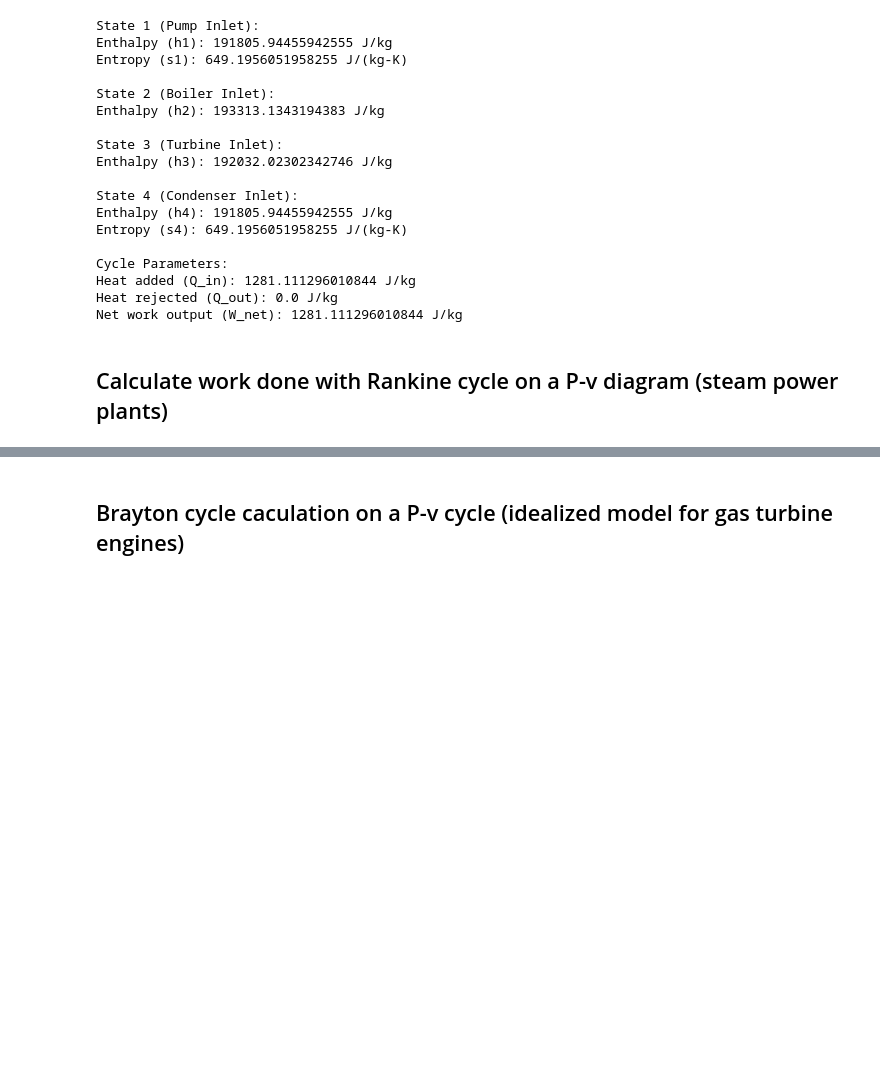
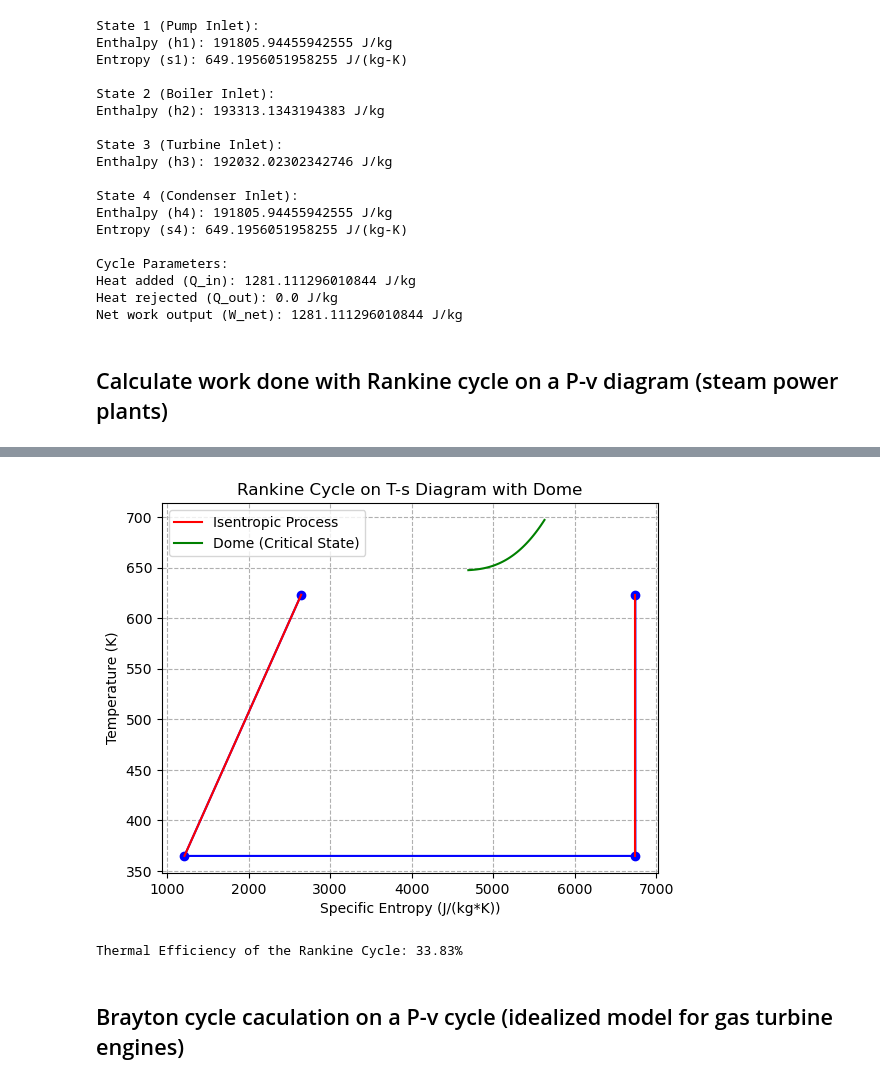
Before and after one commit to hari-ushankar/OpenThermo_materials, a Jupyter notebook: CoolProp_cycles/identify_states_for_fluids.ipynb, the cells around one changed output, grey strips where cells are left out. Cells and saved outputs as stored; diff of their text form; code cells hidden in the pictures; blank space fills up the shorter version.

```diff
--- a/CoolProp_cycles/identify_states_for_fluids.ipynb
+++ b/CoolProp_cycles/identify_states_for_fluids.ipynb
@@ -308,3 +314,73 @@ plt.show()
+# %%
+import CoolProp.CoolProp as CP
+import numpy as np
+import matplotlib.pyplot as plt
+
+# Define fluid and state points
+fluid = 'Water'
+P1 = 3e6  # Turbine inlet pressure in Pa
+T1 = 350 + 273.15  # Turbine inlet temperature in K
+P4 = 75e3  # Condenser inlet pressure in Pa
+
+# Isentropic efficiency of turbine (assumed to be 100% efficient for an ideal cycle)
+efficiency_turbine = 1.0
+
+# Calculate state properties for each step of the cycle
+# State 1 (Turbine inlet)
+s1 = CP.PropsSI('S', 'P', P1, 'T', T1, fluid)
+h1 = CP.PropsSI('H', 'P', P1, 'T', T1, fluid)
+
+# State 2 (Turbine outlet)
+s2s = CP.PropsSI('S', 'P', P4, 'S', s1, fluid)  # Isentropic entropy at state 2
+h2s = CP.PropsSI('H', 'P', P4, 'S', s1, fluid)  # Isentropic enthalpy at state 2
+h2 = h1 - efficiency_turbine * (h1 - h2s)
+
+# State 3 (Condenser outlet)
+h3 = CP.PropsSI('H', 'P', P4, 'Q', 0, fluid)
+s3 = CP.PropsSI('S', 'P', P4, 'Q', 0, fluid)
+
+# State 4 (Pump inlet)
+h4 = CP.PropsSI('H', 'P', P1, 'Q', 0, fluid)
+s4 = CP.PropsSI('S', 'P', P1, 'Q', 0, fluid)
+
+# Calculate temperatures for each state point
+T_vals = CP.PropsSI('T', 'P', [P1, P4], 'S', [s1, s3], fluid)
+
+# Calculate the critical point properties of water
+T_critical = CP.PropsSI('Tcrit', fluid)
+P_critical = CP.PropsSI('Pcrit', fluid)
+
+# Generate an array of specific entropies for the dome plot
+s_dome_vals = np.linspace(CP.PropsSI('S', 'T', T_critical - 50, 'P', P_critical, fluid),
+                          CP.PropsSI('S', 'T', T_critical + 50, 'P', P_critical, fluid), 100)
+
+# Calculate the corresponding temperatures for the dome plot
+T_dome_vals = CP.PropsSI('T', 'S', s_dome_vals, 'P', P_critical, fluid)
+
+# Plot the T-s diagram and the process cycle with the dome
+plt.figure(dpi=100)
+plt.plot([s1, s2s, s3, s4], [T1, T_vals[1], T_vals[1], T_vals[0]], 'o-b')
+plt.plot([s1, s2s], [T1, T_vals[1]], '-r', label='Isentropic Process')
+plt.plot([s3, s4], [T_vals[1], T_vals[0]], '-r')
+plt.plot(s_dome_vals, T_dome_vals, '-g', label='Dome (Critical State)')
+plt.xlabel('Specific Entropy (J/(kg*K))')
+plt.ylabel('Temperature (K)')
+plt.title('Rankine Cycle on T-s Diagram with Dome')
+plt.grid(True, ls='--')
+plt.legend()
+plt.show()
+
+# Calculate the thermal efficiency of the cycle
+# Thermal efficiency = (Work output - Work input) / Heat input
+# For an ideal Rankine cycle, work output = h1 - h2s and work input = h1 - h4
+heat_input = h1 - h4
+work_output = h1 - h2s
+thermal_efficiency = (work_output - 0) / heat_input  # No work input to the pump (Wp = 0)
+
+print("Thermal Efficiency of the Rankine Cycle: {:.2f}%".format(thermal_efficiency * 100))
+# %% [output]
+[figure, added]
+Thermal Efficiency of the Rankine Cycle: 33.83%
 # %% [markdown]
 ## Brayton cycle caculation on a P-v cycle (idealized model for gas turbine engines)
 # %%
```
Also changed, not shown: parts of 1 cell of this notebook.
